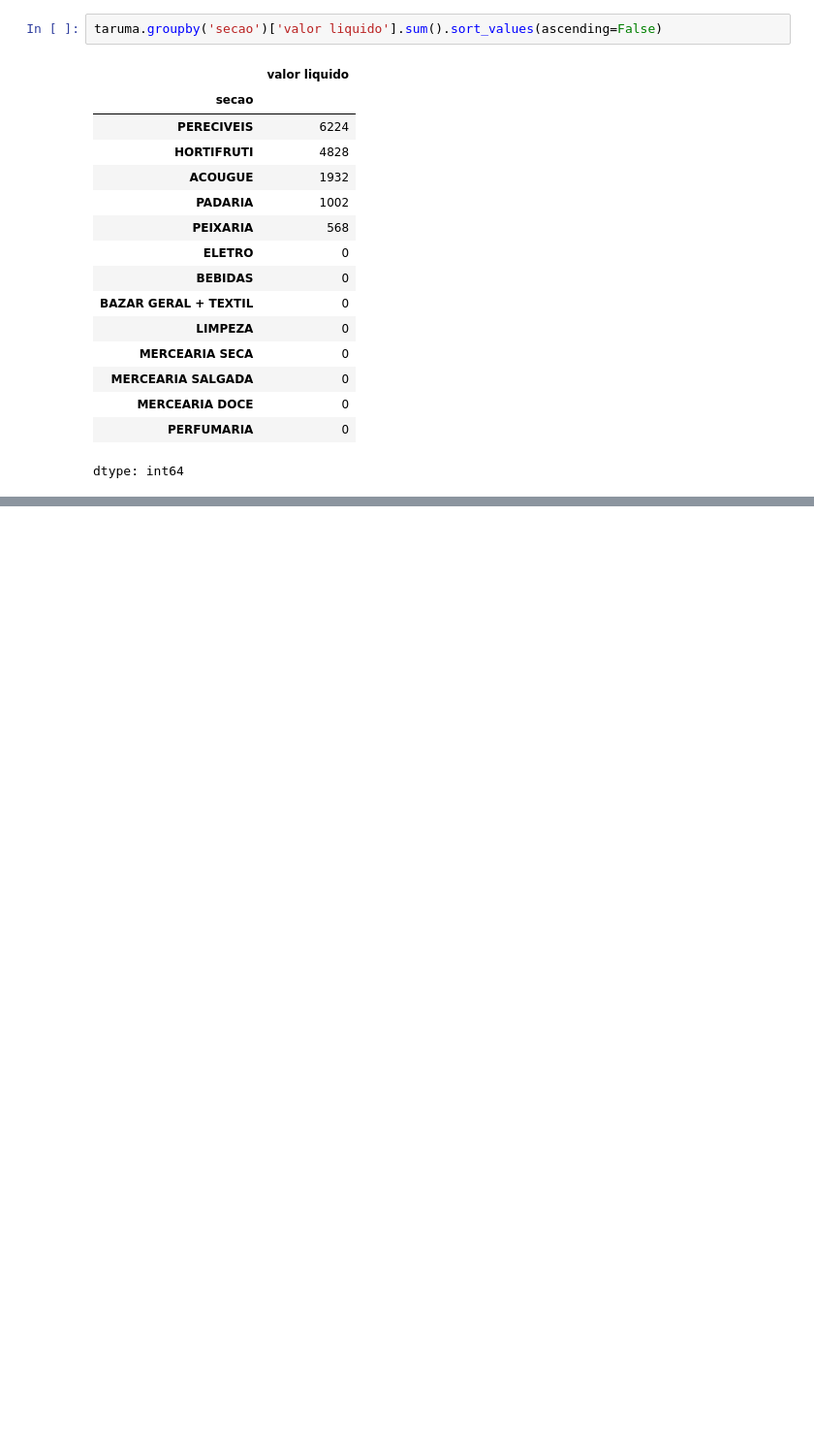
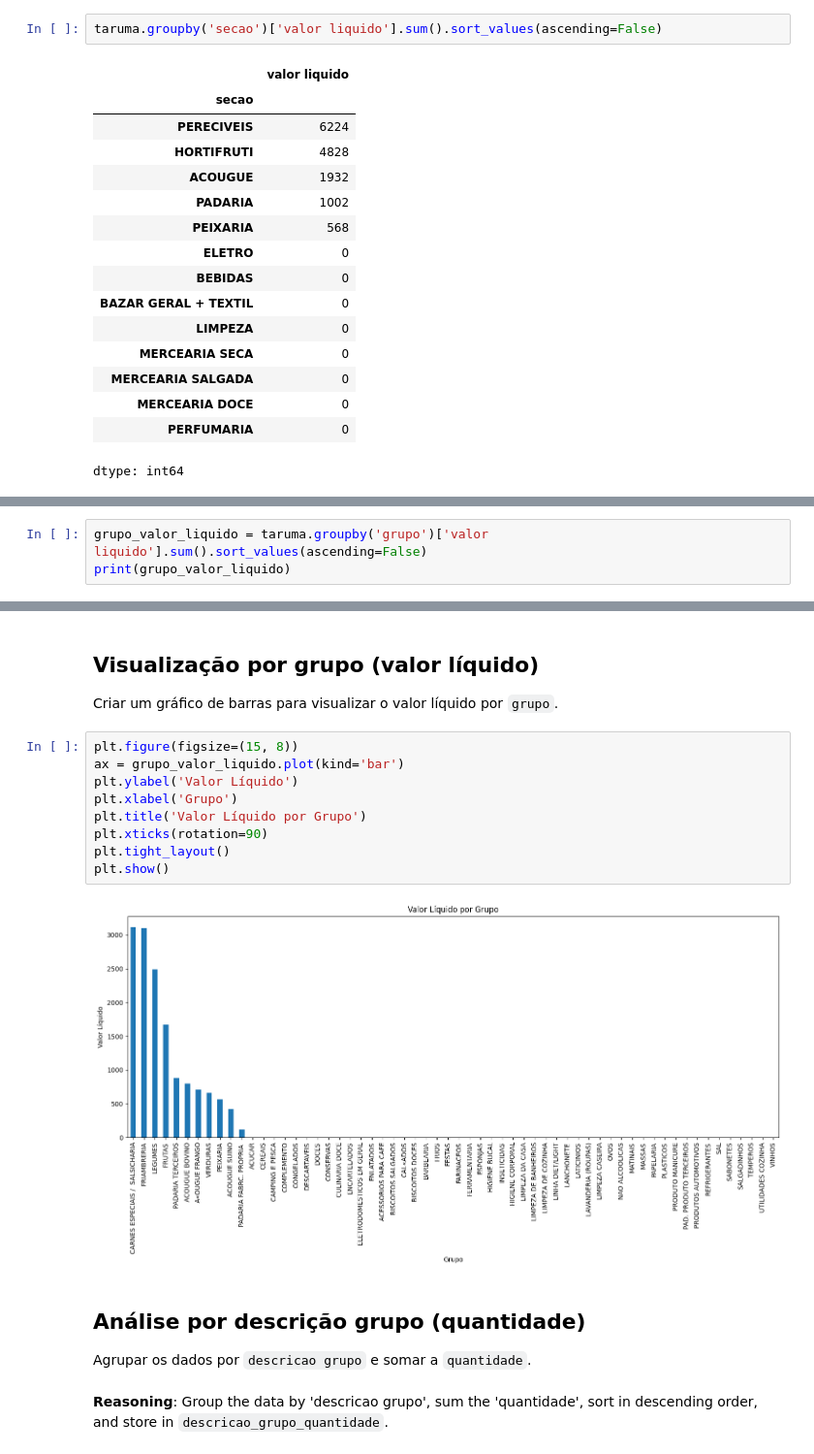
Before and after one commit to rodrigosouza07/Dashboards, a Jupyter notebook: Ljtaruma.ipynb, the cells around one changed output, grey strips where cells are left out. Shown at 97% size. Drawn from its saved outputs; the diff is of its cells as text; blank space fills up the shorter version.

```diff
--- a/Ljtaruma.ipynb
+++ b/Ljtaruma.ipynb
@@ -130,0 +181,3 @@ plt.show()
+# %%
+grupo_valor_liquido = taruma.groupby('grupo')['valor liquido'].sum().sort_values(ascending=False)
+print(grupo_valor_liquido)
@@ -130,0 +202,22 @@ plt.show()
+# %% [markdown]
+## Visualização por grupo (valor líquido)
+
+Criar um gráfico de barras para visualizar o valor líquido por `grupo`.
+# %%
+plt.figure(figsize=(15, 8))
+ax = grupo_valor_liquido.plot(kind='bar')
+plt.ylabel('Valor Líquido')
+plt.xlabel('Grupo')
+plt.title('Valor Líquido por Grupo')
+plt.xticks(rotation=90)
+plt.tight_layout()
+plt.show()
+# %% [output]
+[figure, added]
+# %% [markdown]
+## Análise por descrição grupo (quantidade)
+
+Agrupar os dados por `descricao grupo` e somar a `quantidade`.
+# %% [markdown]
+**Reasoning**:
+Group the data by 'descricao grupo', sum the 'quantidade', sort in descending order, and store in `descricao_grupo_quantidade`.
```
Also changed, not shown: parts of 18 cells of this notebook.
